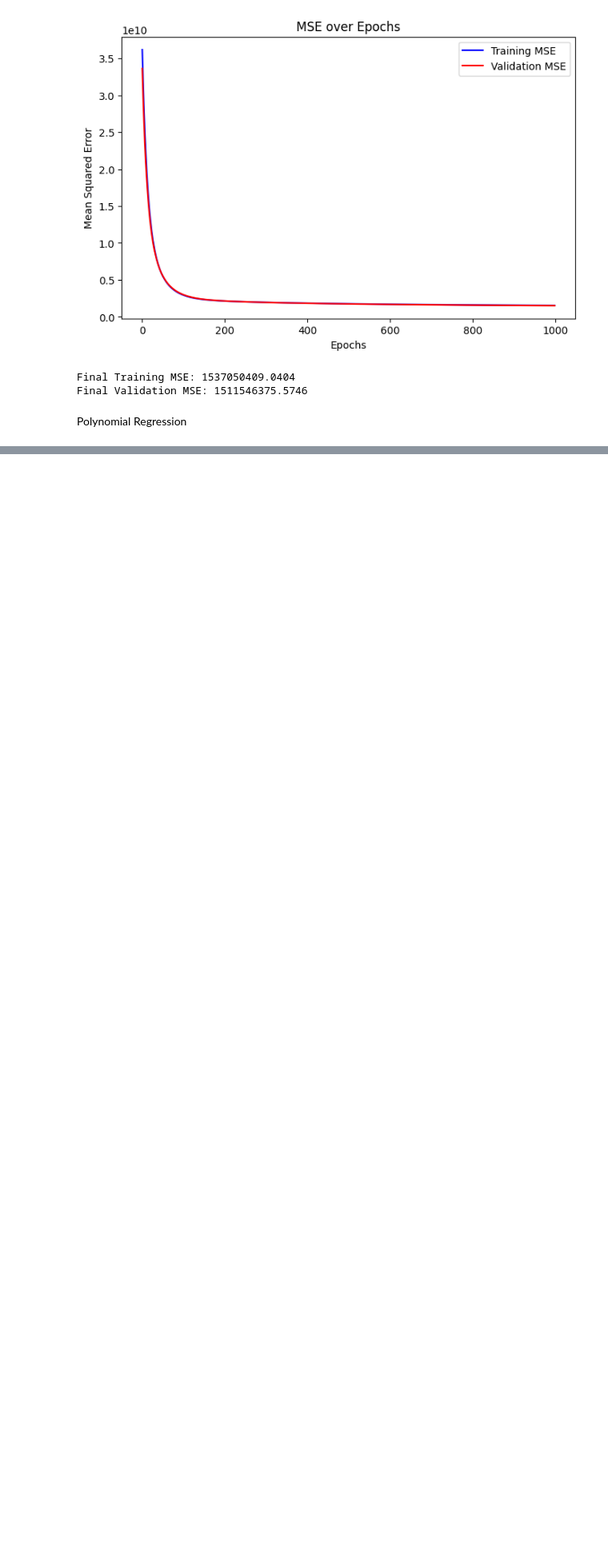
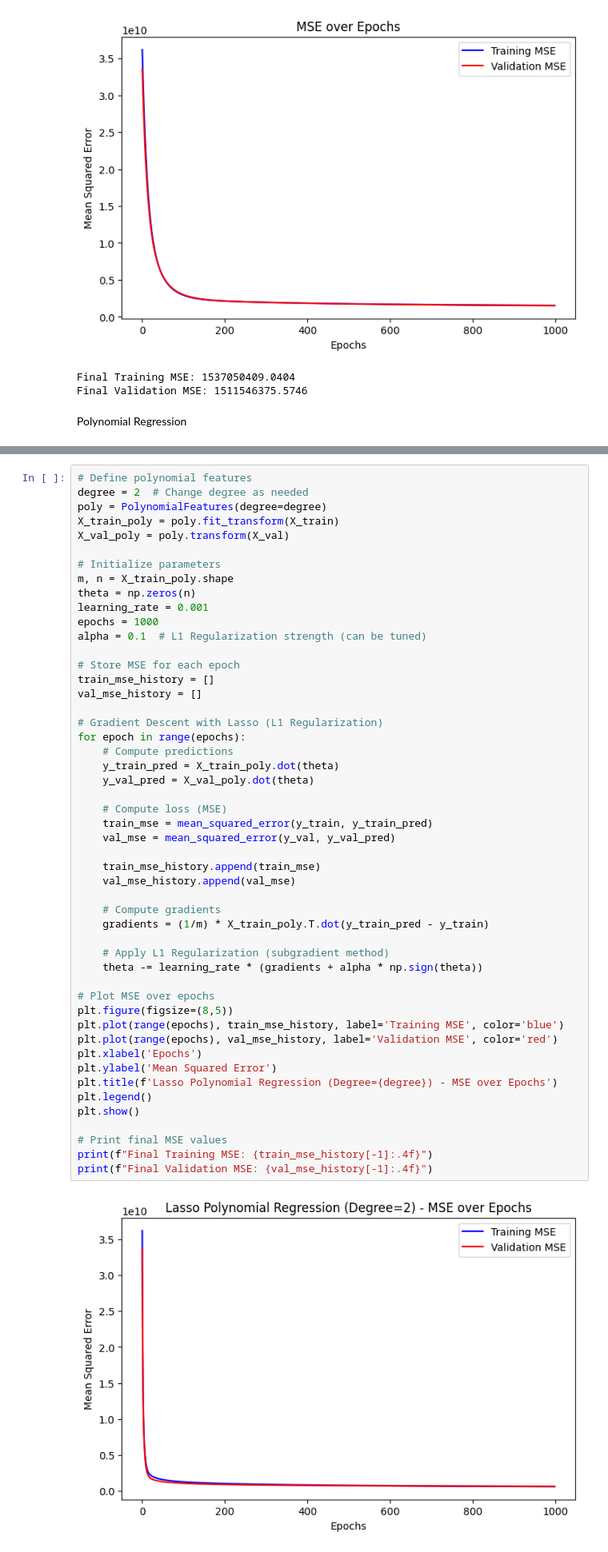
Before and after one commit to Laila4563/House-Prices-Prediction-Project, a Jupyter notebook: pipeline.ipynb, the cells around one changed output, grey strips where cells are left out. Shown at 80% size. Cells and saved outputs as stored; diff of their text form; blank space fills up the shorter version.

Commit message:
added laila's most recent commits: lasso and ridge models

```diff
--- a/pipeline.ipynb
+++ b/pipeline.ipynb
@@ -969,0 +1011,52 @@ Final Validation MSE: 1269932421.7391
+# %%
+# Define polynomial features
+degree = 2  # Change degree as needed
+poly = PolynomialFeatures(degree=degree)
+X_train_poly = poly.fit_transform(X_train)
+X_val_poly = poly.transform(X_val)
+
+# Initialize parameters
+m, n = X_train_poly.shape
+theta = np.zeros(n)
+learning_rate = 0.001
+epochs = 1000
+alpha = 0.1  # L1 Regularization strength (can be tuned)
+
+# Store MSE for each epoch
+train_mse_history = []
+val_mse_history = []
+
+# Gradient Descent with Lasso (L1 Regularization)
+for epoch in range(epochs):
+    # Compute predictions
+    y_train_pred = X_train_poly.dot(theta)
+    y_val_pred = X_val_poly.dot(theta)
+
+    # Compute loss (MSE)
+    train_mse = mean_squared_error(y_train, y_train_pred)
+    val_mse = mean_squared_error(y_val, y_val_pred)
+
+    train_mse_history.append(train_mse)
+    val_mse_history.append(val_mse)
+
+    # Compute gradients
+    gradients = (1/m) * X_train_poly.T.dot(y_train_pred - y_train)
+
+    # Apply L1 Regularization (subgradient method)
+    theta -= learning_rate * (gradients + alpha * np.sign(theta))
+
+# Plot MSE over epochs
+plt.figure(figsize=(8,5))
+plt.plot(range(epochs), train_mse_history, label='Training MSE', color='blue')
+plt.plot(range(epochs), val_mse_history, label='Validation MSE', color='red')
+plt.xlabel('Epochs')
+plt.ylabel('Mean Squared Error')
+plt.title(f'Lasso Polynomial Regression (Degree={degree}) - MSE over Epochs')
+plt.legend()
+plt.show()
+
+# Print final MSE values
+print(f"Final Training MSE: {train_mse_history[-1]:.4f}")
+print(f"Final Validation MSE: {val_mse_history[-1]:.4f}")
+# %% [output]
+[figure, added]
```
Also changed, not shown: parts of 13 cells of this notebook, 4 other files.
